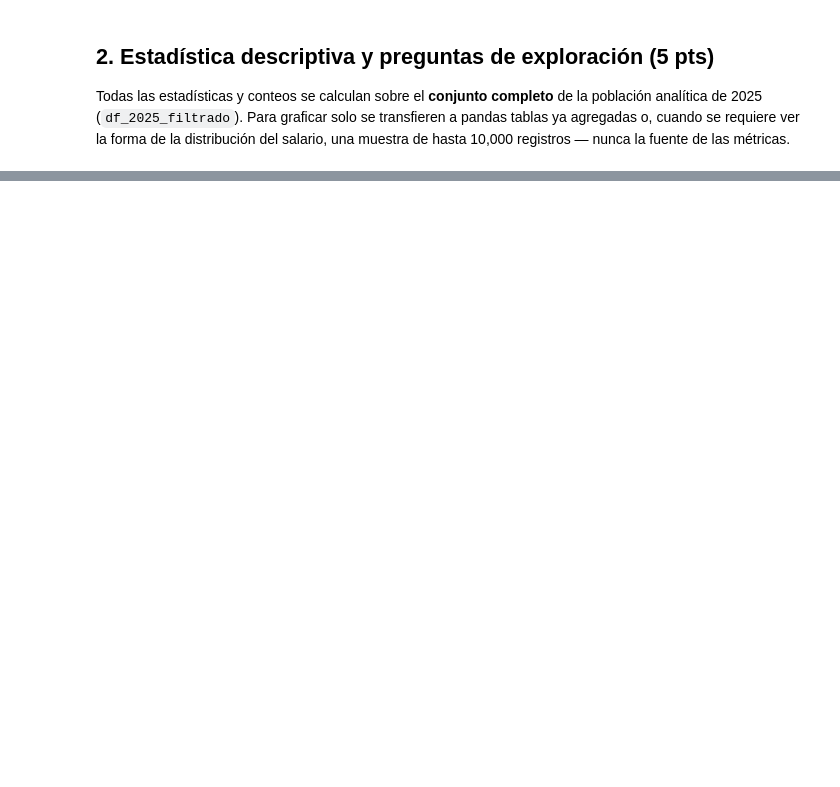
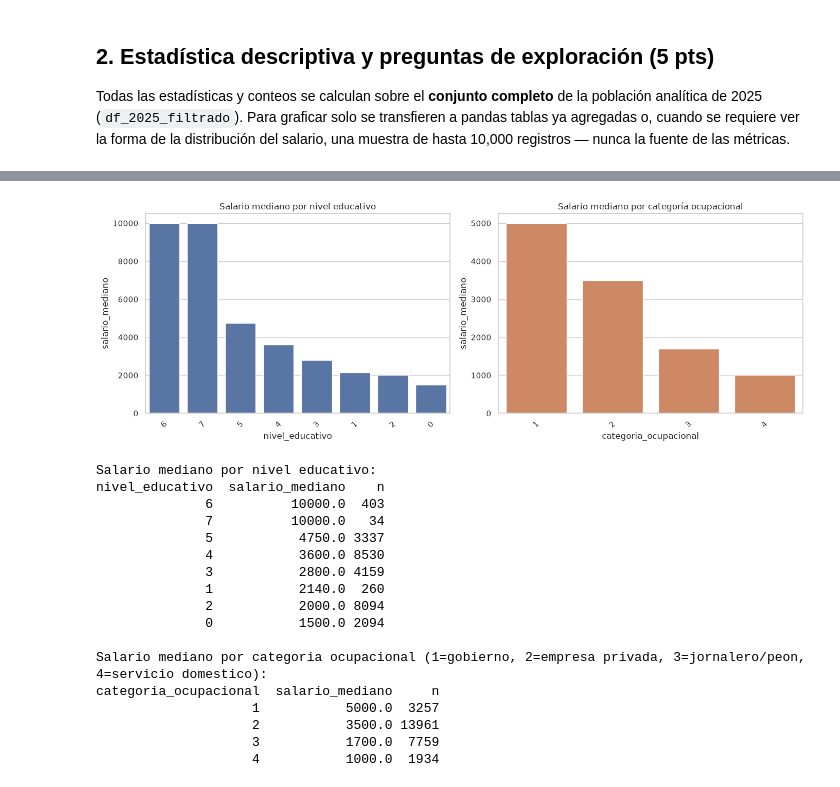
Before and after one commit to Ikeel04/Labs-DS, a Jupyter notebook: Lab7/Laboratorio_7_Spark_MLlib.ipynb, the cells around one changed output, grey strips where cells are left out. Saved outputs shown, nothing was run; the diff lists cells and outputs as text; code cells hidden in the pictures; blank space fills up the shorter version.

```diff
--- a/Lab7/Laboratorio_7_Spark_MLlib.ipynb
+++ b/Lab7/Laboratorio_7_Spark_MLlib.ipynb
@@ -134,12 +183,18 @@ pd.Series(conteo_original, name="registros_originales").to_frame()
 # %%
-# --- Unir los 4 archivos de 2025 mediante unionByName ----------------------
-df_2025_raw = spark_dfs["2025T1"]
-for p in ["2025T2", "2025T3", "2025T4"]:
+# --- Unir los archivos de 2025 disponibles mediante unionByName ----------------------
+periodos_2025 = [p for p in ["2025T1", "2025T2", "2025T3", "2025T4"] if p in spark_dfs]
+print("Periodos de 2025 unidos:", periodos_2025)
+
+df_2025_raw = spark_dfs[periodos_2025[0]]
+for p in periodos_2025[1:]:
     df_2025_raw = df_2025_raw.unionByName(spark_dfs[p])
 
 df_2026_raw = spark_dfs["2026T1"]
 
-print("Esquema df_2025_raw:")
+print("Registros 2025 (antes de filtros):", df_2025_raw.count())
+print("Registros 2026 (antes de filtros):", df_2026_raw.count())
+
+print("\nEsquema df_2025_raw:")
 df_2025_raw.printSchema()
 df_2025_raw.select(
     "periodo_archivo", "NUM_HOGAR", "NUM_PERSONA", "P02A03", "P05C16",
@@ -423,31 +585,54 @@ print(f"Media: Q{media_salario:,.2f} | Mediana: Q{mediana_salario:,.2f} | "
 # %%
 # --- Salario mediano por nivel educativo y por categoria ocupacional ---
 mediana_por_grupo = lambda col: (
     df_2025_filtrado.groupBy(col)
     .agg(
         F.expr("percentile_approx(salario_mensual, 0.5, 1000)").alias("salario_mediano"),
         F.count("*").alias("n"),
     )
     .orderBy(F.desc("salario_mediano"))
     .toPandas()
 )
 
 mediana_nivel_educ = mediana_por_grupo("nivel_educativo")
 mediana_categ_ocup = mediana_por_grupo("categoria_ocupacional")
 
 fig, axes = plt.subplots(1, 2, figsize=(14, 5))
 sns.barplot(data=mediana_nivel_educ, x="nivel_educativo", y="salario_mediano", ax=axes[0], color="#4C72B0")
 axes[0].set_title("Salario mediano por nivel educativo")
 axes[0].tick_params(axis="x", rotation=45)
 
 sns.barplot(data=mediana_categ_ocup, x="categoria_ocupacional", y="salario_mediano", ax=axes[1], color="#DD8452")
 axes[1].set_title("Salario mediano por categoría ocupacional")
 axes[1].tick_params(axis="x", rotation=45)
 
 plt.tight_layout()
 plt.show()
 
-mediana_nivel_educ
+print("Salario mediano por nivel educativo:")
+print(mediana_nivel_educ.to_string(index=False))
+print()
+print("Salario mediano por categoria ocupacional (1=gobierno, 2=empresa privada, 3=jornalero/peon, 4=servicio domestico):")
+print(mediana_categ_ocup.to_string(index=False))
+# %% [output]
+[figure, added]
+Salario mediano por nivel educativo:
+nivel_educativo  salario_mediano    n
+              6          10000.0  403
+              7          10000.0   34
+              5           4750.0 3337
+              4           3600.0 8530
+              3           2800.0 4159
+              1           2140.0  260
+              2           2000.0 8094
+              0           1500.0 2094
+
+Salario mediano por categoria ocupacional (1=gobierno, 2=empresa privada, 3=jornalero/peon, 4=servicio domestico):
+categoria_ocupacional  salario_mediano     n
+                    1           5000.0  3257
+                    2           3500.0 13961
+                    3           1700.0  7759
+                    4           1000.0  1934
 # %%
 # --- Tamano de muestra y salario mediano por trimestre calendario ---
 por_trimestre = (
```
Also changed, not shown: parts of 17 cells of this notebook, 3 other files.
